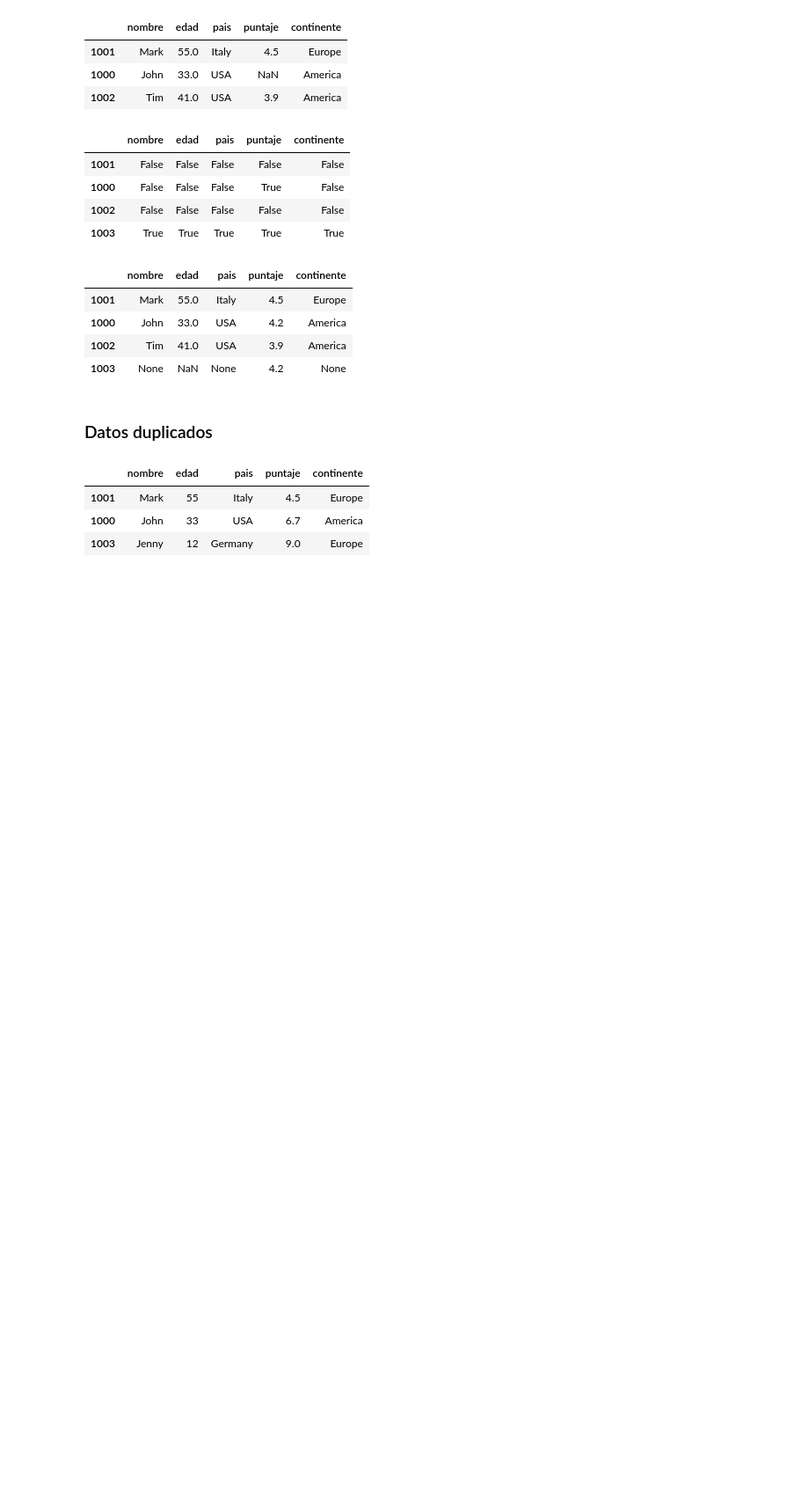
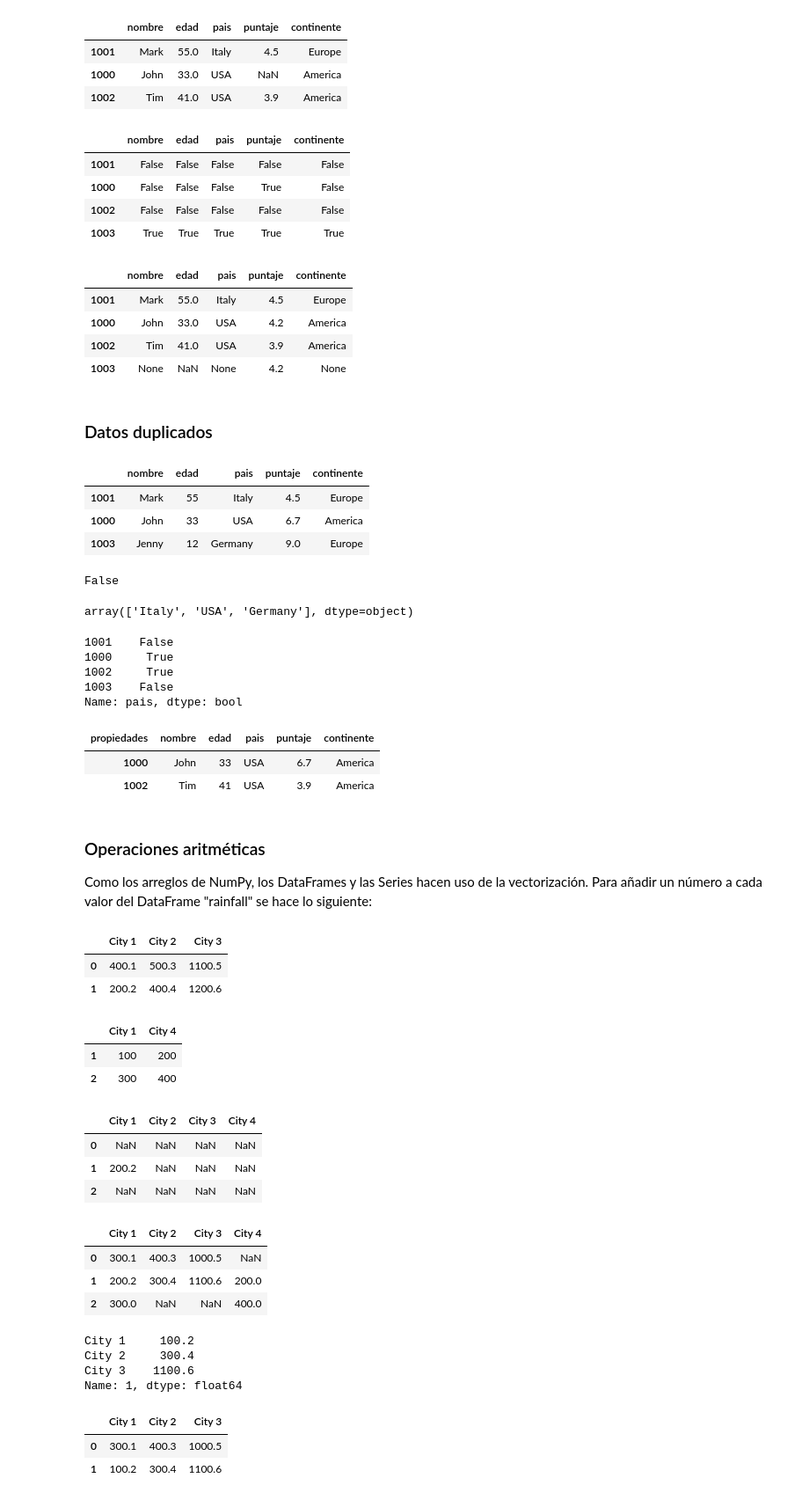
Before and after one commit to EricJDavila/PythonForExcel, a Jupyter notebook: cap0501_pandas.ipynb, the cells around one changed output. Shown at 88% size. Saved outputs shown, nothing was run; the diff lists cells and outputs as text; code cells hidden in the pictures; blank space fills up the shorter version.

```diff
--- a/cap0501_pandas.ipynb
+++ b/cap0501_pandas.ipynb
@@ -527,3 +526,82 @@ df.drop_duplicates(["pais", "continente"])
 | 1001 | Mark | 55 | Italy | 4.5 | Europe |
 | 1000 | John | 33 | USA | 6.7 | America |
 | 1003 | Jenny | 12 | Germany | 9.0 | Europe |
+# %%
+#Para encontrar si una columna tiene duplicados:
+df["pais"].is_unique #Indica si todos los valores de una columna son únicos.
+# %% [output]
+False
+# %%
+df["pais"].unique() #Lista los valores únicos de una columna.
+# %% [output]
+array(['Italy', 'USA', 'Germany'], dtype=object)
+# %%
+df["pais"].duplicated(keep=False)
+# %% [output]
+1001    False
+1000     True
+1002     True
+1003    False
+Name: pais, dtype: bool
+# %%
+#Para obtener todas las filas donde "pais" está duplicado, se usa keep= False.
+df.loc[df["pais"].duplicated(keep=False), :]
+# %% [output]
+| propiedades | nombre | edad | pais | puntaje | continente |
+| 1000 | John | 33 | USA | 6.7 | America |
+| 1002 | Tim | 41 | USA | 3.9 | America |
+# %% [markdown]
+### Operaciones aritméticas
+Como los arreglos de NumPy, los DataFrames y las Series hacen uso  de la vectorización.
+Para añadir un número a cada valor del DataFrame "rainfall" se hace lo siguiente:
+# %%
+rainfall + 100
+# %% [output]
+|  | City 1 | City 2 | City 3 |
+| 0 | 400.1 | 500.3 | 1100.5 |
+| 1 | 200.2 | 400.4 | 1200.6 |
+# %%
+#El poder de pandas está en el mecanismo de "alineamiento de datos".
+#Construiremos un nuevo DataFrame de rainfall.
+mas_rainfall = pd.DataFrame(data=[[100, 200], [300, 400]],
+                            index=[1, 2],
+                            columns=["City 1", "City 4"])
+mas_rainfall
+# %% [output]
+|  | City 1 | City 4 |
+| 1 | 100 | 200 |
+| 2 | 300 | 400 |
+# %%
+rainfall + mas_rainfall #El alineamiento de datos se hace por el índice.
+#Los campos que tienen valores en ambos DataFrames se suman.
+#Mientras que los campos que no tienen valores en ambos DataFrames, muestran NaN.
+# %% [output]
+|  | City 1 | City 2 | City 3 | City 4 |
+| 0 | NaN | NaN | NaN | NaN |
+| 1 | 200.2 | NaN | NaN | NaN |
+| 2 | NaN | NaN | NaN | NaN |
+# %%
+#Se puede obtener que los campos que no tienen valores se asuman como cero.
+rainfall.add(mas_rainfall, fill_value=0)
+#Esto aplica para otras operaciones como: mult, div, pow y sub.
+# %% [output]
+|  | City 1 | City 2 | City 3 | City 4 |
+| 0 | 300.1 | 400.3 | 1000.5 | NaN |
+| 1 | 200.2 | 300.4 | 1100.6 | 200.0 |
+| 2 | 300.0 | NaN | NaN | 400.0 |
+# %%
+#Cuando se tiene un DataFrame y una Series en los cálculos, la Series es
+# difundida (broadcast) a lo largo del índice.
+#Por ejemplo, una Series tomada de una fila:
+rainfall.loc[1, :]
+# %% [output]
+City 1     100.2
+City 2     300.4
+City 3    1100.6
+Name: 1, dtype: float64
+# %%
+rainfall
+# %% [output]
+|  | City 1 | City 2 | City 3 |
+| 0 | 300.1 | 400.3 | 1000.5 |
+| 1 | 100.2 | 300.4 | 1100.6 |
```
Also changed, not shown: parts of 12 cells of this notebook.
